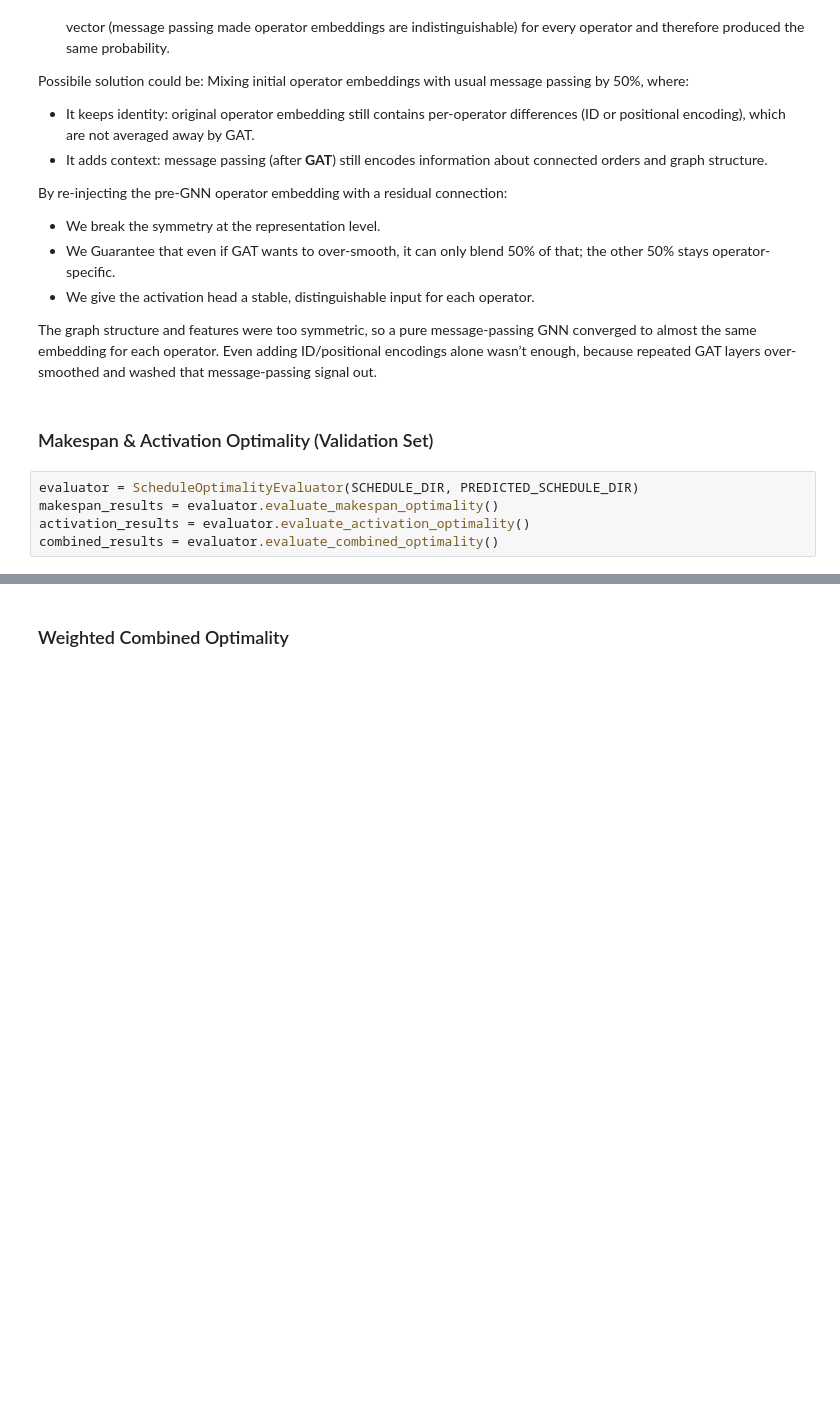
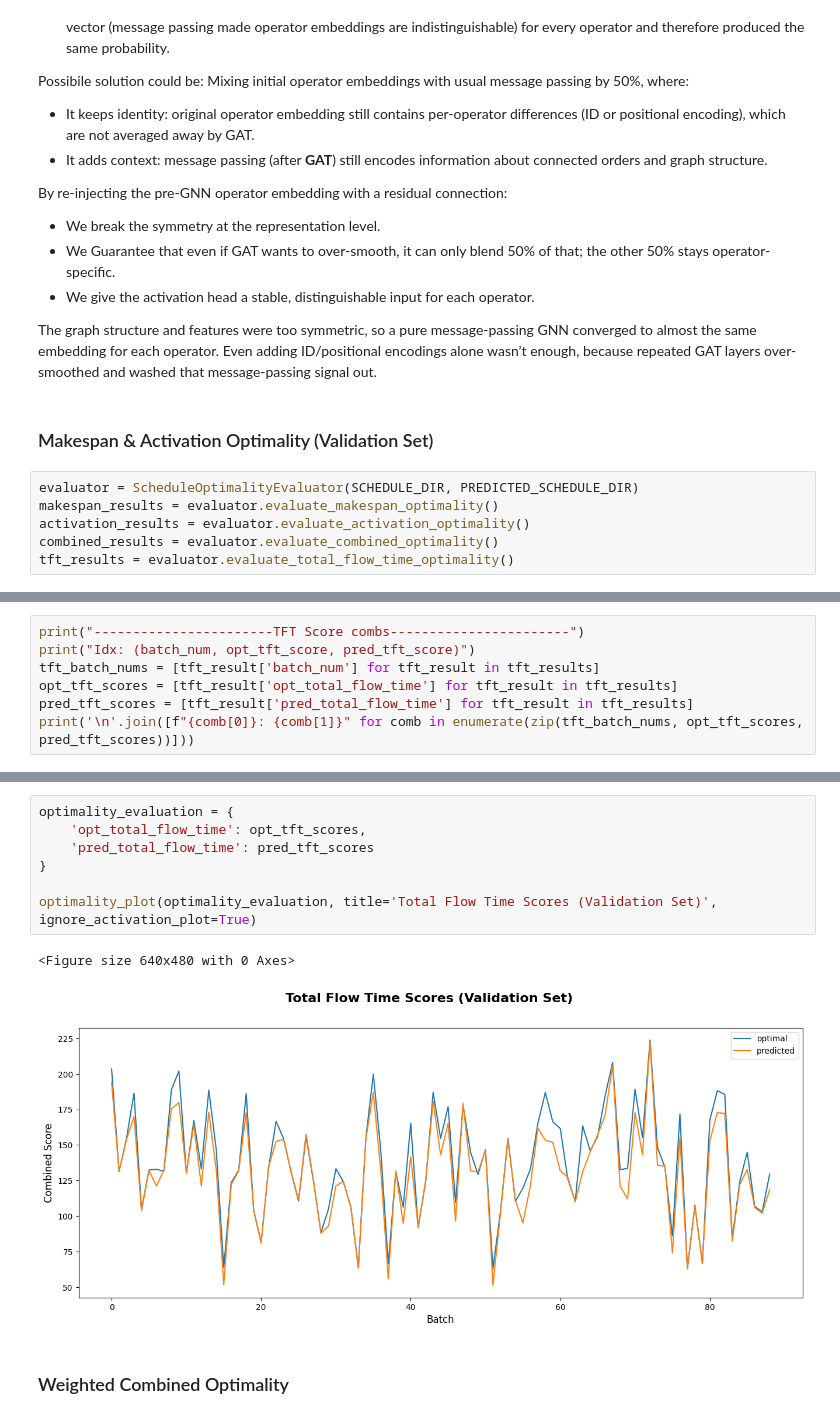
Before and after one commit to Abudo-S/ManualWarehouseOptimization, a Jupyter notebook: ManualWarehouseOptimization_GNN.ipynb, the cells around one changed output, grey strips where cells are left out. Drawn from its saved outputs; the diff is of its cells as text; blank space fills up the shorter version.

```diff
--- a/ManualWarehouseOptimization_GNN.ipynb
+++ b/ManualWarehouseOptimization_GNN.ipynb
@@ -1789,6 +1793,7 @@ evaluator = ScheduleOptimalityEvaluator(SCHEDULE_DIR, PREDICTED_SCHEDULE_DIR)
 makespan_results = evaluator.evaluate_makespan_optimality()
 activation_results = evaluator.evaluate_activation_optimality()
 combined_results = evaluator.evaluate_combined_optimality()
+tft_results = evaluator.evaluate_total_flow_time_optimality()
 # %%
 print("-----------------------Makepan Score combs-----------------------")
 print("Idx: (batch_num, opt_activation_score, pred_activation_score)")
@@ -1842,0 +1850,7 @@ optimality_plot(optimality_evaluation, title='Makespan & Activation Scores (Vali
+# %%
+print("-----------------------TFT Score combs-----------------------")
+print("Idx: (batch_num, opt_tft_score, pred_tft_score)")
+tft_batch_nums = [tft_result['batch_num'] for tft_result in tft_results]
+opt_tft_scores = [tft_result['opt_total_flow_time'] for tft_result in tft_results]
+pred_tft_scores = [tft_result['pred_total_flow_time'] for tft_result in tft_results]
+print('\n'.join([f"{comb[0]}: {comb[1]}" for comb in enumerate(zip(tft_batch_nums, opt_tft_scores, pred_tft_scores))]))
@@ -1843,3 +1875,13 @@ optimality_plot(optimality_evaluation, title='Makespan & Activation Scores (Vali
+# %%
+optimality_evaluation = {
+    'opt_total_flow_time': opt_tft_scores,
+    'pred_total_flow_time': pred_tft_scores
+}
+
+optimality_plot(optimality_evaluation, title='Total Flow Time Scores (Validation Set)', ignore_activation_plot=True)
+# %% [output]
+<Figure size 640x480 with 0 Axes>
+[figure, added]
 # %% [markdown]
 ### Weighted Combined Optimality
 # %%
```
Also changed, not shown: parts of 12 cells of this notebook.
